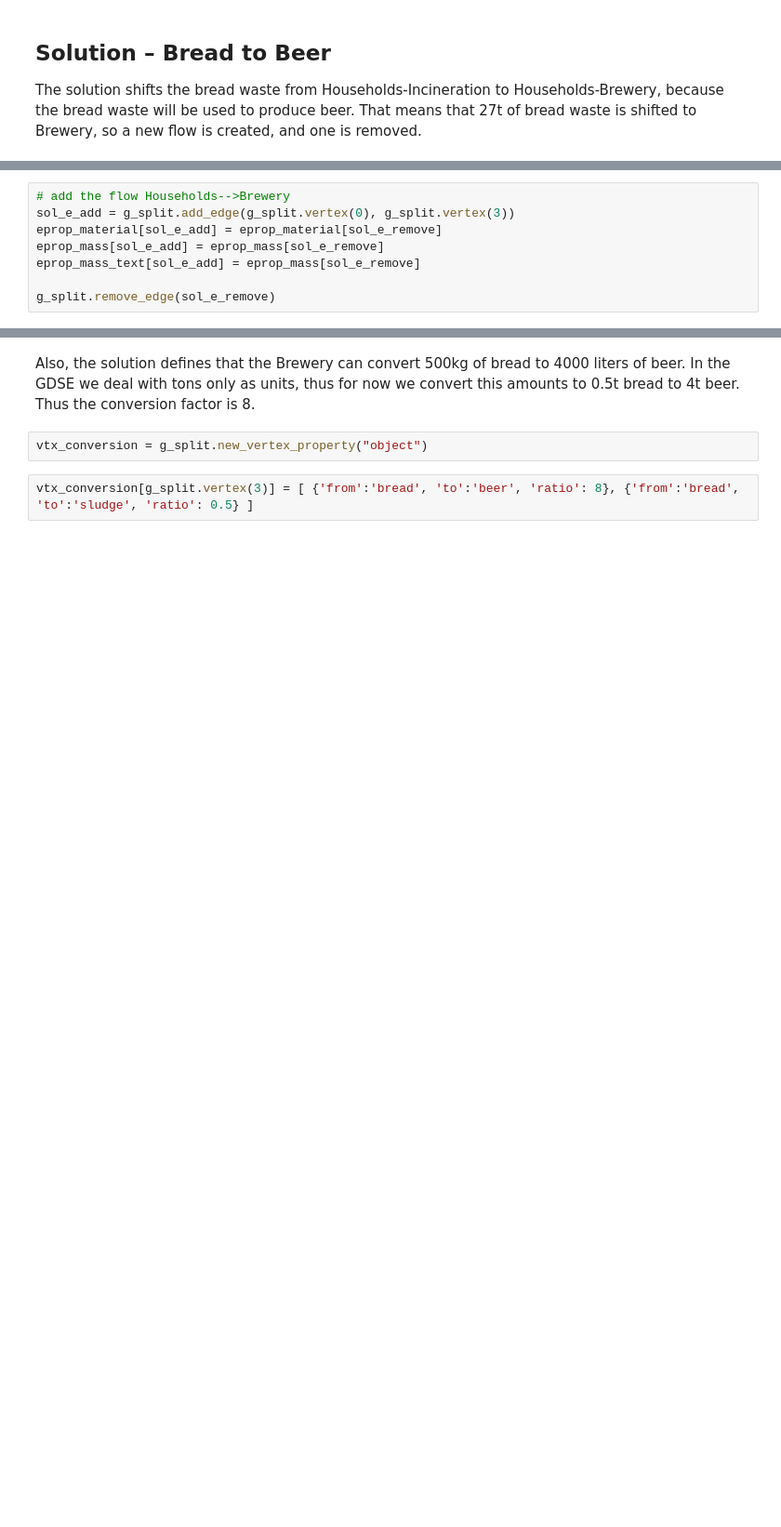
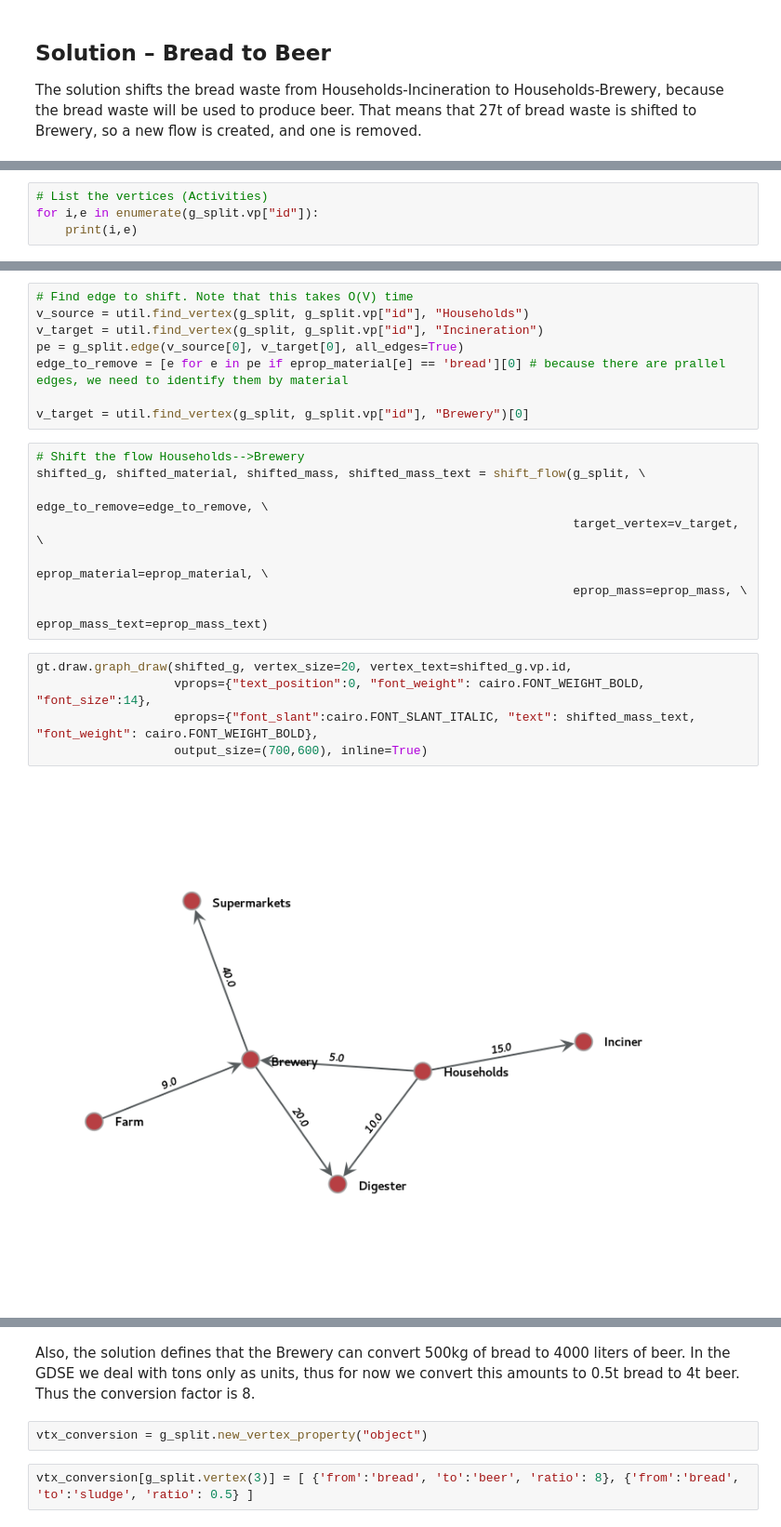
Before and after one commit to MaxBo/REPAiR-Web, a Jupyter notebook: flow_modelling/fm03_add_remove_flows.ipynb, the cells around one changed output, grey strips where cells are left out. Shown: that part at 93% size. Drawn from its saved outputs; the diff is of its cells as text; blank space fills up the shorter version.

Commit message:
Implement flow shifting

```diff
--- a/flow_modelling/fm03_add_remove_flows.ipynb
+++ b/flow_modelling/fm03_add_remove_flows.ipynb
@@ -135,8 +126,4 @@ sol_e_remove = [e for e in pe if eprop_material[e] == 'bread'][0] # the specific
-# %%
-# add the flow Households-->Brewery
-sol_e_add = g_split.add_edge(g_split.vertex(0), g_split.vertex(3))
-eprop_material[sol_e_add] = eprop_material[sol_e_remove]
-eprop_mass[sol_e_add] = eprop_mass[sol_e_remove]
-eprop_mass_text[sol_e_add] = eprop_mass[sol_e_remove]
-
-g_split.remove_edge(sol_e_remove)
+# %%
+# List the vertices (Activities)
+for i,e in enumerate(g_split.vp["id"]):
+    print(i,e)
@@ -142,0 +177,23 @@ g_split.remove_edge(sol_e_remove)
+# %%
+# Find edge to shift. Note that this takes O(V) time
+v_source = util.find_vertex(g_split, g_split.vp["id"], "Households")
+v_target = util.find_vertex(g_split, g_split.vp["id"], "Incineration")
+pe = g_split.edge(v_source[0], v_target[0], all_edges=True)
+edge_to_remove = [e for e in pe if eprop_material[e] == 'bread'][0] # because there are prallel edges, we need to identify them by material
+
+v_target = util.find_vertex(g_split, g_split.vp["id"], "Brewery")[0]
+# %%
+# Shift the flow Households-->Brewery
+shifted_g, shifted_material, shifted_mass, shifted_mass_text = shift_flow(g_split, \
+                                                                          edge_to_remove=edge_to_remove, \
+                                                                          target_vertex=v_target, \
+                                                                          eprop_material=eprop_material, \
+                                                                          eprop_mass=eprop_mass, \
+                                                                          eprop_mass_text=eprop_mass_text)
+# %%
+gt.draw.graph_draw(shifted_g, vertex_size=20, vertex_text=shifted_g.vp.id,
+                   vprops={"text_position":0, "font_weight": cairo.FONT_WEIGHT_BOLD, "font_size":14},
+                   eprops={"font_slant":cairo.FONT_SLANT_ITALIC, "text": shifted_mass_text, "font_weight": cairo.FONT_WEIGHT_BOLD},
+                   output_size=(700,600), inline=True)
+# %% [output]
+[figure, added]
```
Also changed, not shown: parts of 15 cells of this notebook, 1 other file.
